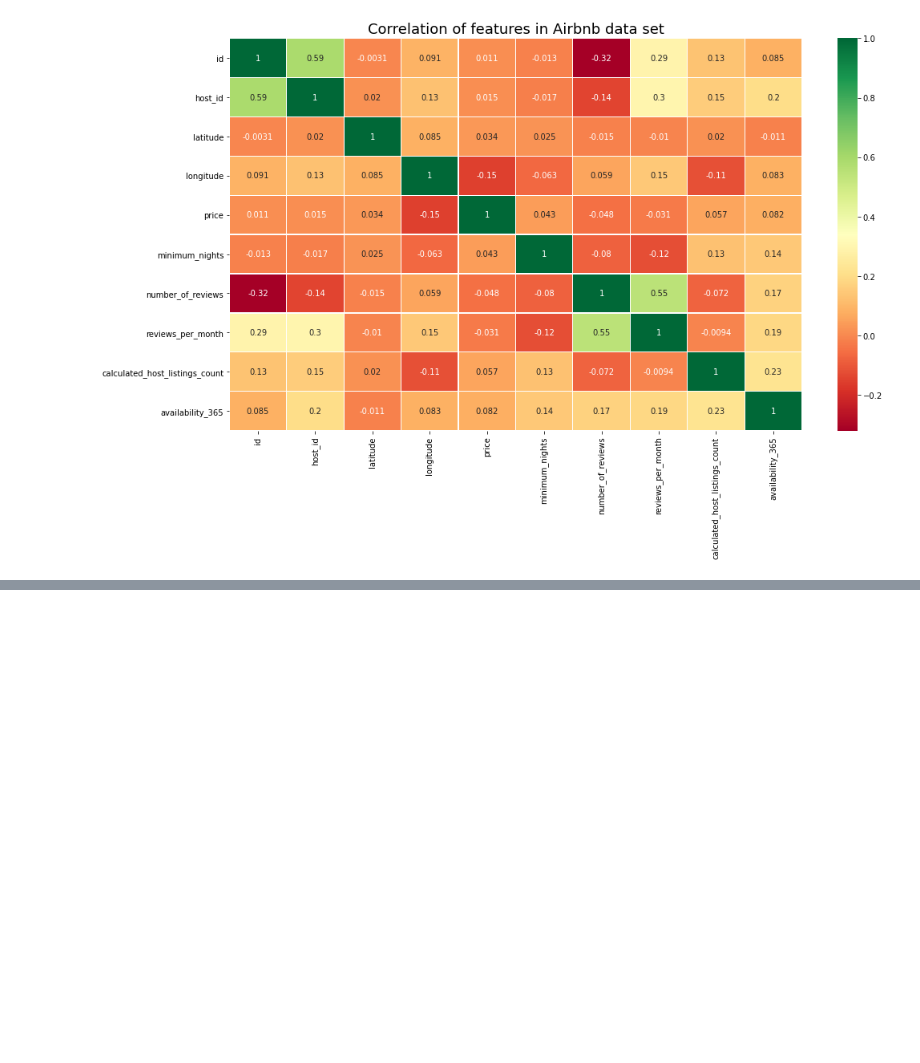
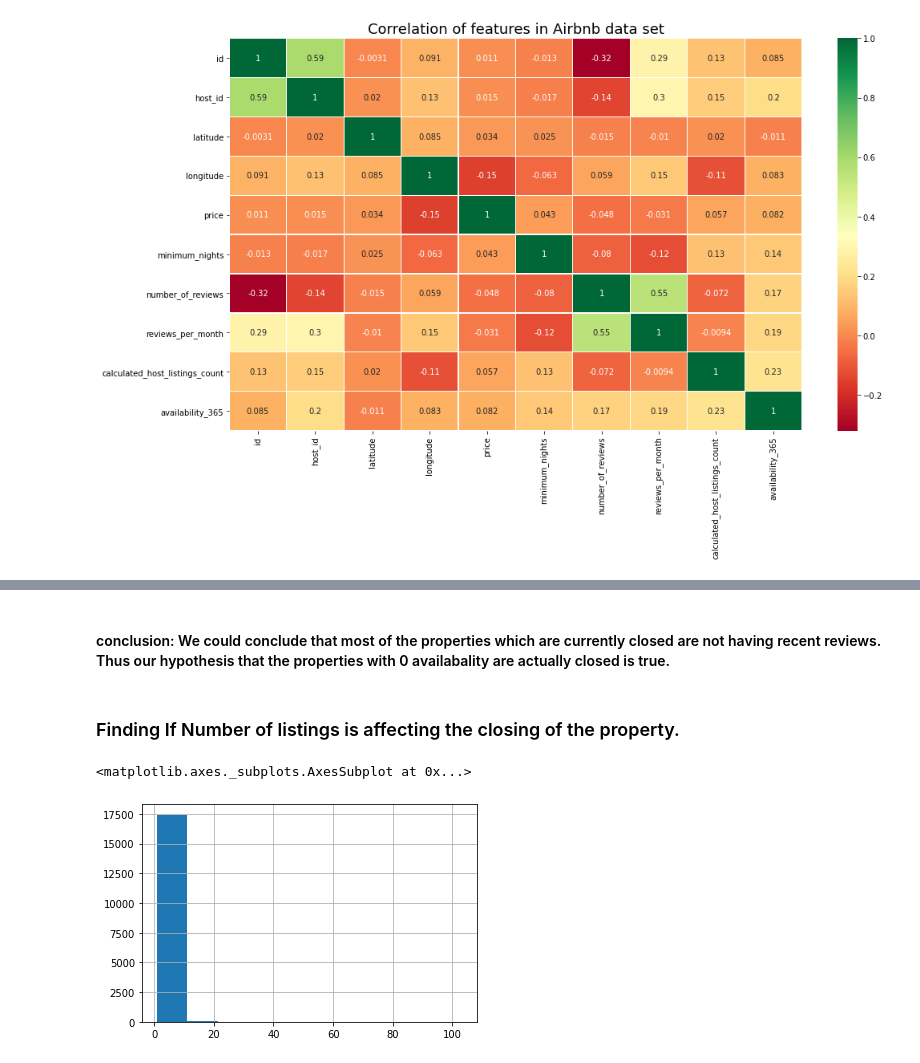
Before and after one commit to DristantaNirola/EDA-AirBnB_BOOKING_ANALYSIS, a Jupyter notebook: EDA_AirBnB_BOOKING_ANALYSIS.ipynb, the cells around one changed output, grey strips where cells are left out. Saved outputs shown, nothing was run; the diff lists cells and outputs as text; code cells hidden in the pictures; blank space fills up the shorter version.

```diff
--- a/EDA_AirBnB_BOOKING_ANALYSIS.ipynb
+++ b/EDA_AirBnB_BOOKING_ANALYSIS.ipynb
@@ -174,0 +380,9 @@ plt.show()
+# %% [markdown]
+#### conclusion: We could conclude that most of the properties which are currently closed are not having recent reviews. Thus our hypothesis that the properties with 0 availabality are actually closed is true.
+# %% [markdown]
+### Finding If Number of listings is affecting the closing of the property.
+# %%
+closed_property_df['calculated_host_listings_count'].hist()
+# %% [output]
+<matplotlib.axes._subplots.AxesSubplot at 0x...>
+[figure, added]
```
Also changed, not shown: parts of 37 cells of this notebook.
